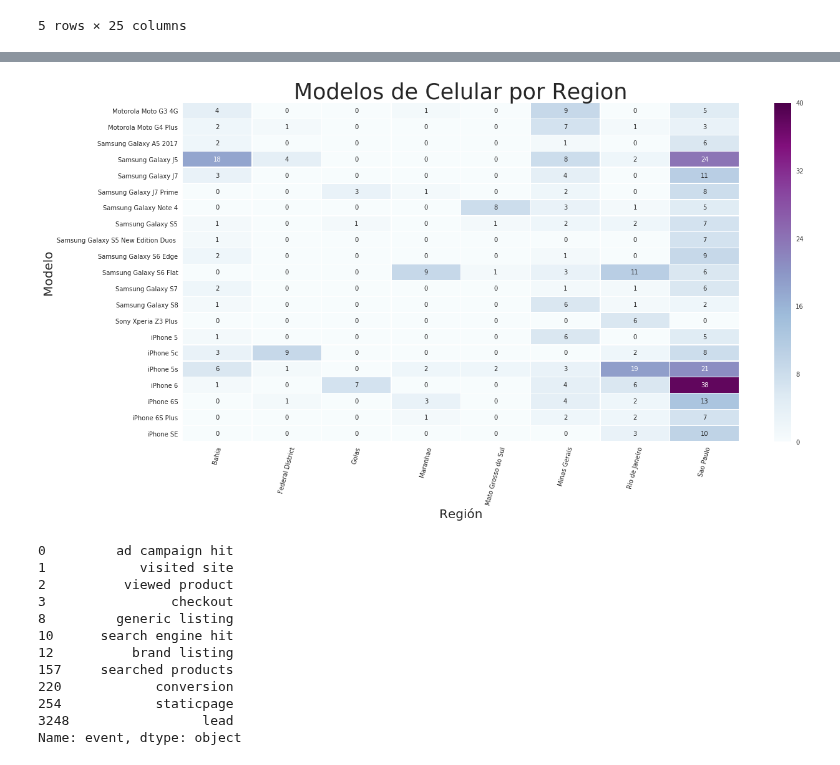
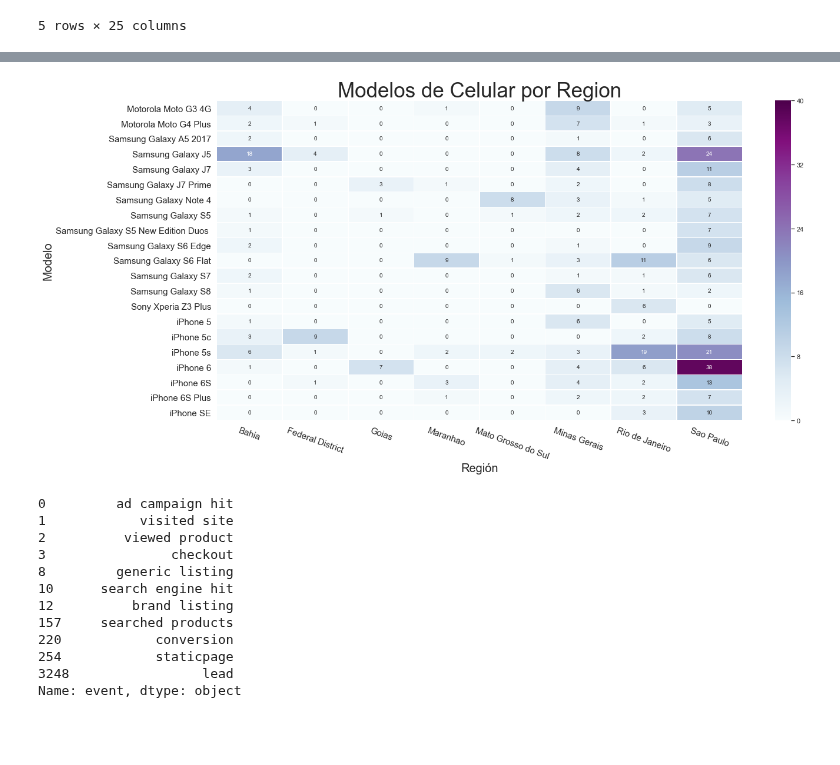
Before and after one commit to Blaz77/DatosReloaded, a Jupyter notebook: TP1/Exploracion_Trocafone.ipynb, the cells around one changed output, grey strips where cells are left out. Saved outputs shown, nothing was run; the diff lists cells and outputs as text; code cells hidden in the pictures; blank space fills up the shorter version.

```diff
--- a/TP1/Exploracion_Trocafone.ipynb
+++ b/TP1/Exploracion_Trocafone.ipynb
@@ -228,12 +227,13 @@ conversion_by_region = conversion_by_region.loc[(conversion_by_region>5).any(1),
 # %%
 plt.figure(figsize = (20,10))
 conversion_by_region_heatMap = sbn.heatmap(conversion_by_region,vmin=0,vmax=40, cmap='BuPu', linewidths=0.5,annot=True )
 conversion_by_region_heatMap.set_ylabel("Modelo", fontsize = 20)
 conversion_by_region_heatMap.set_xlabel("Región", fontsize = 20)
 conversion_by_region_heatMap.set_title("Modelos de Celular por Region", fontsize = 35)
-conversion_by_region_heatMap.set_xticklabels(labels = conversion_by_region.columns.values, rotation=75);
+conversion_by_region_heatMap.tick_params(axis='both', labelsize=15)
+conversion_by_region_heatMap.set_xticklabels(labels = conversion_by_region.columns.values, rotation=-20);
 # %% [output]
-[figure, old version]
+[figure, new version]
 # %%
 trocafoneData['event'].drop_duplicates()
 # %% [output]
```
Also changed, not shown: parts of 10 cells of this notebook.
